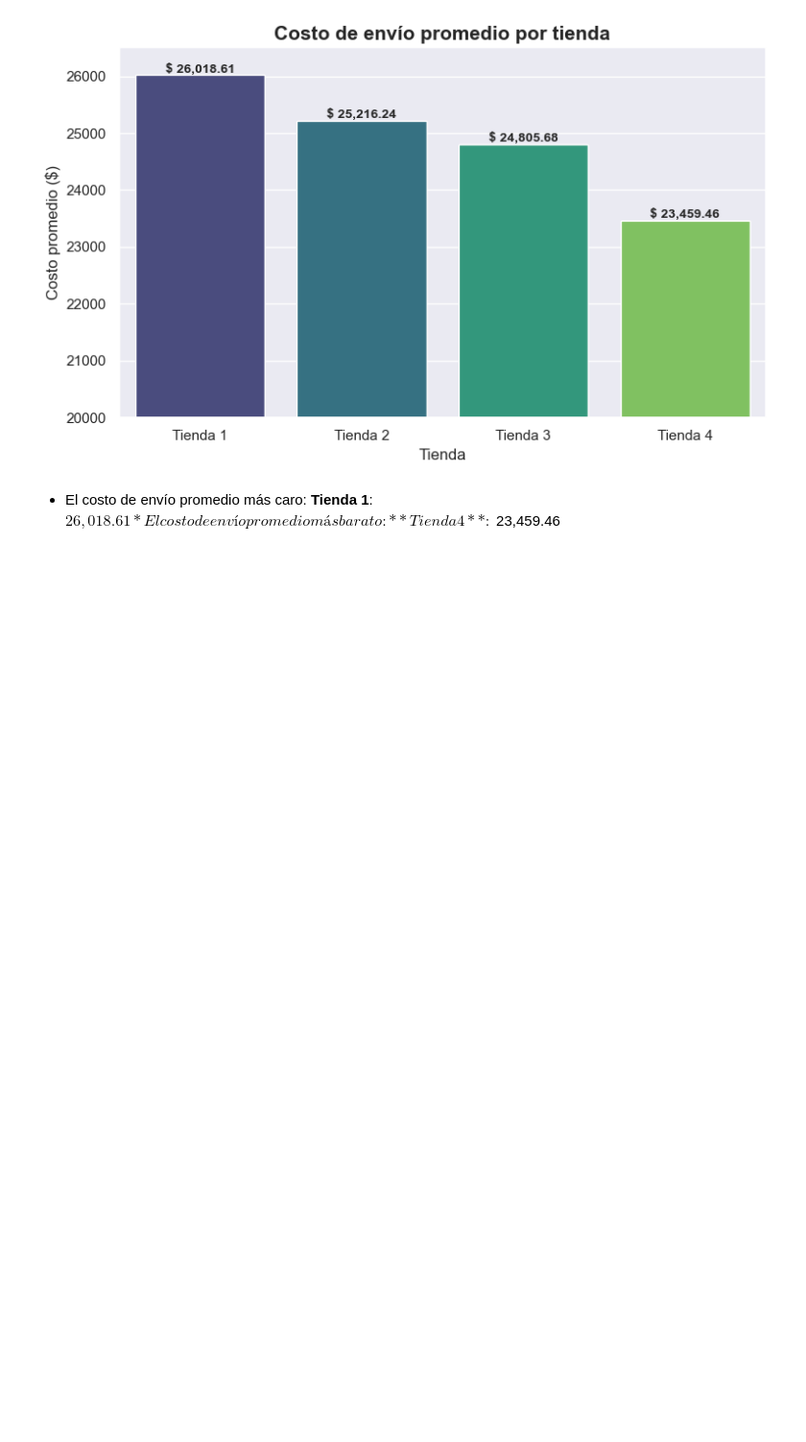
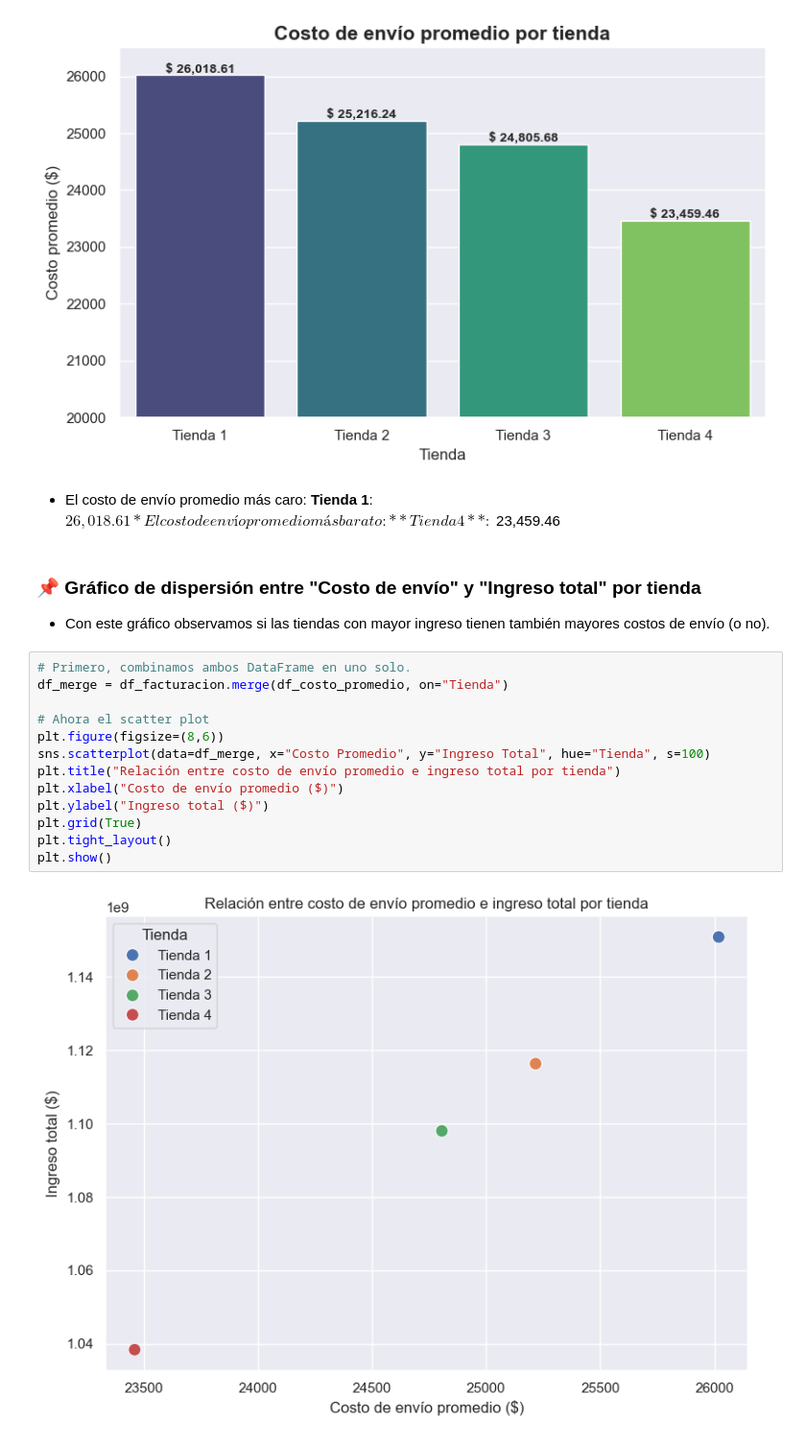
Before and after one commit to WLozanoH/Challenge1-Data-Science-AL, a Jupyter notebook: AluraStoreLatam.ipynb, the cells around one changed output. Shown: that part at 96% size. Drawn from its saved outputs; the diff is of its cells as text; blank space fills up the shorter version.

Commit message:
Gráfico de dispersión entre 'Costo de envío' y 'Ingreso total' por tienda

```diff
--- a/AluraStoreLatam.ipynb
+++ b/AluraStoreLatam.ipynb
@@ -564,3 +564,22 @@ plt.show()
 # %% [markdown]
 * El costo de envío promedio más caro: **Tienda 1**:    $ 26,018.61
 * El costo de envío promedio más barato: **Tienda 4**: $     23,459.46
+# %% [markdown]
+### 📌 Gráfico de dispersión entre "Costo de envío" y "Ingreso total" por tienda
+
+* Con este gráfico observamos si las tiendas con mayor ingreso tienen también mayores costos de envío (o no).
+# %%
+# Primero, combinamos ambos DataFrame en uno solo.
+df_merge = df_facturacion.merge(df_costo_promedio, on="Tienda")
+
+# Ahora el scatter plot
+plt.figure(figsize=(8,6))
+sns.scatterplot(data=df_merge, x="Costo Promedio", y="Ingreso Total", hue="Tienda", s=100)
+plt.title("Relación entre costo de envío promedio e ingreso total por tienda")
+plt.xlabel("Costo de envío promedio ($)")
+plt.ylabel("Ingreso total ($)")
+plt.grid(True)
+plt.tight_layout()
+plt.show()
+# %% [output]
+[figure, added]
```
Also changed, not shown: parts of 1 cell of this notebook.
